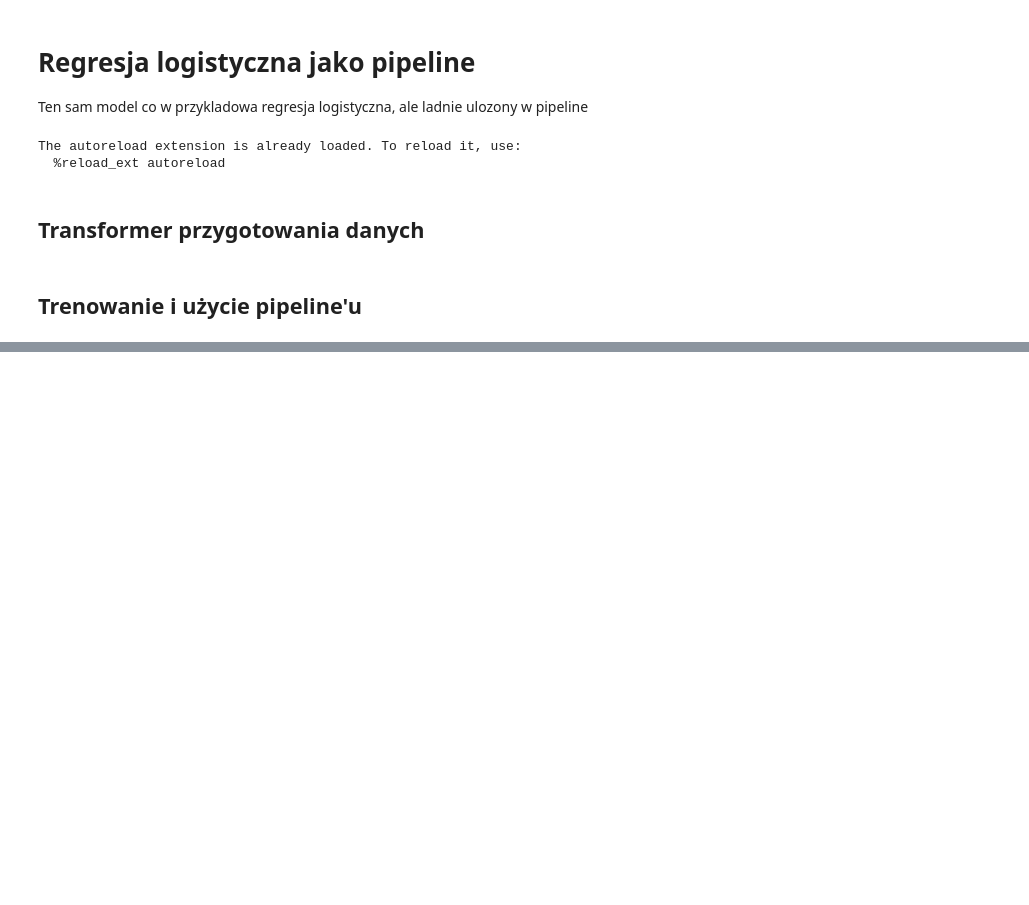
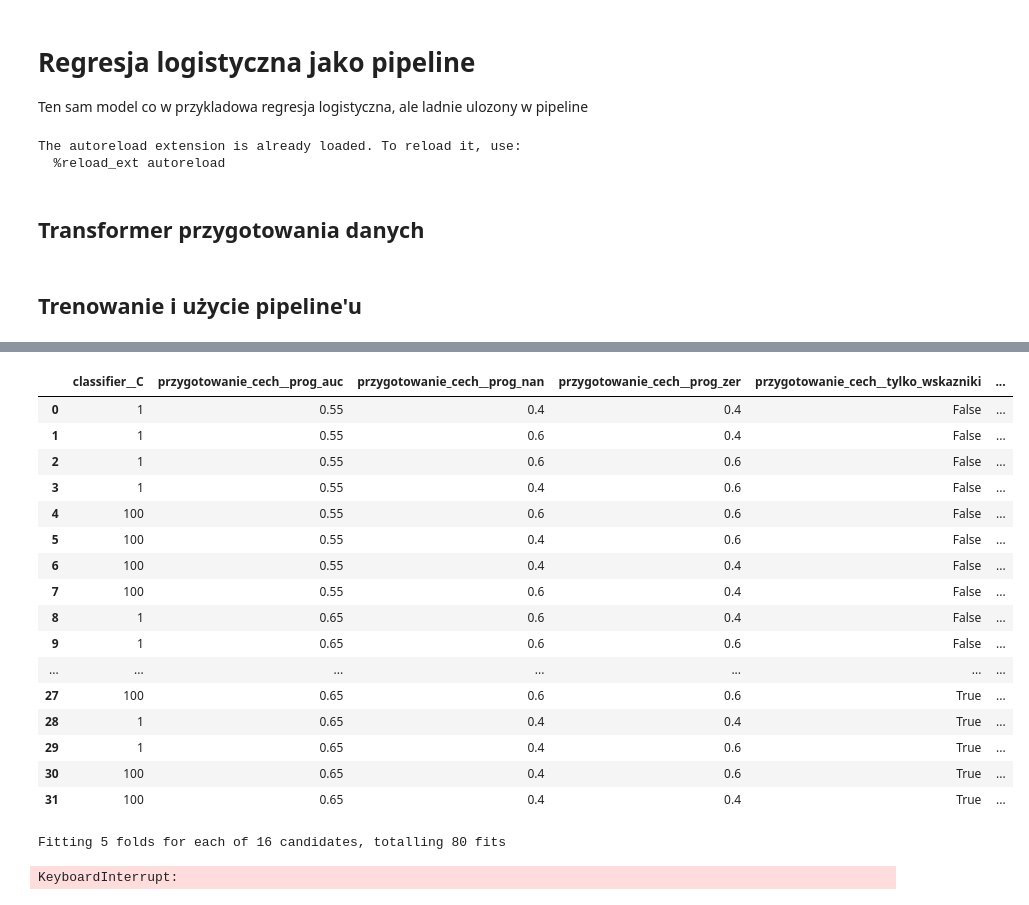
Before and after one commit to NorbertTrojan/Malysz_1, a Jupyter notebook: regresja_logistyczna_pipeline.ipynb, the cells around one changed output, grey strips where cells are left out. Drawn from its saved outputs; the diff is of its cells as text; code cells hidden in the pictures; blank space fills up the shorter version.

Commit message:
optymalizacja parametrow

```diff
--- a/regresja_logistyczna_pipeline.ipynb
+++ b/regresja_logistyczna_pipeline.ipynb
@@ -135,7 +135,7 @@ class PrzygotowanieCech(BaseEstimator, TransformerMixin):
             kolumna for kolumna in wynik.columns
             if skosnosc[kolumna] > 2 and wynik[kolumna].min() >= 0
         ]
-        wynik[self.kolumny_do_log_] = np.log1p(wynik[self.kolumny_do_log_])
+        #wynik[self.kolumny_do_log_] = np.log1p(wynik[self.kolumny_do_log_])
         self.kolumny_wynikowe_ = wynik.columns.tolist()
         return self
 
@@ -155,7 +155,7 @@ class PrzygotowanieCech(BaseEstimator, TransformerMixin):
 
         numeryczne = numeryczne.drop(columns=self.kolumny_do_usuniecia_)
         numeryczne[self.kolumny_do_odwrocenia_] = -numeryczne[self.kolumny_do_odwrocenia_]
-        numeryczne[self.kolumny_do_log_] = np.log1p(numeryczne[self.kolumny_do_log_])
+        #numeryczne[self.kolumny_do_log_] = np.log1p(numeryczne[self.kolumny_do_log_])
         return numeryczne.reindex(columns=self.kolumny_wynikowe_)
 # %% [markdown]
 ## Trenowanie i użycie pipeline'u
@@ -182,7 +182,7 @@ pipeline = Pipeline([
     ("imputer", SimpleImputer(strategy="median", add_indicator=True)),
     ("scaler", StandardScaler()),
     ("classifier", LogisticRegression(
-        l1_ratio=1, solver="liblinear", C=100, random_state=2137
+        l1_ratio=1, solver="liblinear", C=100, random_state=2137, max_iter=1000
     )),
 ])
 
@@ -207,0 +196,50 @@ AUC: 0.796
+# %%
+#optymalizacja parametrów pipeline'u
+param_grid = {
+    "przygotowanie_cech__prog_auc": [0.55, 0.65],
+    "przygotowanie_cech__tylko_wskazniki": [True, False],
+    "przygotowanie_cech__prog_nan": [0.4, 0.6],
+    "przygotowanie_cech__prog_zer": [0.4, 0.6],
+    "classifier__C": [1, 100],
+}
+wyniki = []
+najlepszy_auc = -float("inf")
+najlepszy_model = None
+najlepsze_parametry = None
+
+kombinacje = list(ParameterGrid(param_grid))
+
+for i, parametry in enumerate(kombinacje, start=1):
+    model = clone(pipeline)
+    model.set_params(**parametry)
+
+    try:
+        model.fit(X_train, y_train)
+
+        prawdopodobienstwo = model.predict_proba(X_valid)[:, 1]
+        auc = roc_auc_score(y_valid, prawdopodobienstwo)
+
+        wyniki.append({**parametry, "auc": auc})
+
+        if auc > najlepszy_auc:
+            najlepszy_auc = auc
+            najlepszy_model = model
+            najlepsze_parametry = parametry
+
+        print(f"[{i}/{len(kombinacje)}] AUC: {auc:.4f}")
+
+    except ValueError as e:
+        print(f"[{i}/{len(kombinacje)}] Błąd: {e}")
+
+wyniki_df = (
+    pd.DataFrame(wyniki)
+    .sort_values("auc", ascending=False)
+    .reset_index(drop=True)
+)
+
+print("\nNajlepsze parametry:")
+print(najlepsze_parametry)
+print(f"\nNajlepszy ROC AUC: {najlepszy_auc:.4f}")
+
+display(wyniki_df)
+# %% [output]
@@ -208,3 +263,20 @@ AUC: 0.796
+|  | classifier__C | przygotowanie_cech__prog_auc | przygotowanie_cech__prog_nan | przygotowanie_cech__prog_zer | przygotowanie_cech__tylko_wskazniki | ... |
+| 0 | 1 | 0.55 | 0.4 | 0.4 | False | ... |
+| 1 | 1 | 0.55 | 0.6 | 0.4 | False | ... |
+| 2 | 1 | 0.55 | 0.6 | 0.6 | False | ... |
+| 3 | 1 | 0.55 | 0.4 | 0.6 | False | ... |
+| 4 | 100 | 0.55 | 0.6 | 0.6 | False | ... |
+| 5 | 100 | 0.55 | 0.4 | 0.6 | False | ... |
+| 6 | 100 | 0.55 | 0.4 | 0.4 | False | ... |
+| 7 | 100 | 0.55 | 0.6 | 0.4 | False | ... |
+| 8 | 1 | 0.65 | 0.6 | 0.4 | False | ... |
+| 9 | 1 | 0.65 | 0.6 | 0.6 | False | ... |
+| ... | ... | ... | ... | ... | ... | ... |
+| 27 | 100 | 0.65 | 0.6 | 0.6 | True | ... |
+| 28 | 1 | 0.65 | 0.4 | 0.4 | True | ... |
+| 29 | 1 | 0.65 | 0.4 | 0.6 | True | ... |
+| 30 | 100 | 0.65 | 0.4 | 0.6 | True | ... |
+| 31 | 100 | 0.65 | 0.4 | 0.4 | True | ... |
 # %%
 #optymalizcja parametrow
 param_grid = {
@@ -231,3 +303,6 @@ print(f"Najlepszy CV AUC: {search.best_score_:.4f}")
 
 prawdopodobienstwo = search.predict_proba(X_valid)[:, 1]
 print(f"Validation AUC: {roc_auc_score(y_valid, prawdopodobienstwo):.4f}")
+# %% [output]
+Fitting 5 folds for each of 16 candidates, totalling 80 fits
+KeyboardInterrupt:
```
Also changed, not shown: parts of 3 cells of this notebook, 3 other files.
